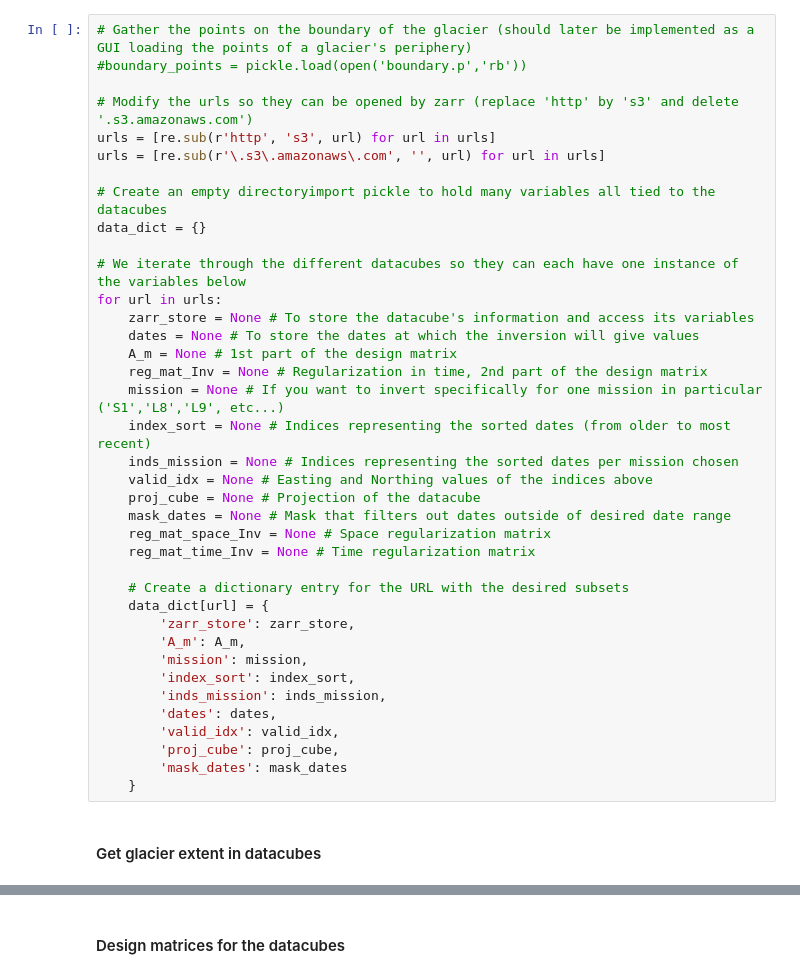
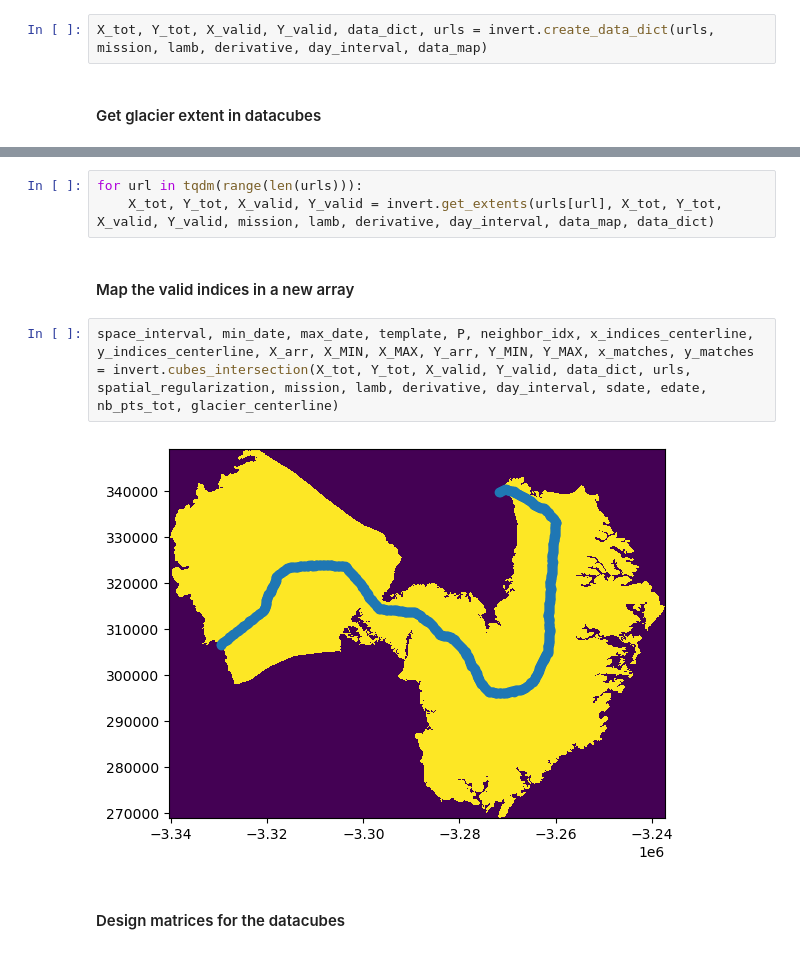
Before and after one commit to vdevauxchupin/ITS_LIVE_TOOL, a Jupyter notebook: fast_roadmap.ipynb, the cells around one changed output, grey strips where cells are left out. Cells and saved outputs as stored; diff of their text form.

Commit message:
Add files via upload
Cleaned the inversion part of roadmap A LOT

```diff
--- a/fast_roadmap.ipynb
+++ b/fast_roadmap.ipynb
@@ -389,43 +397,7 @@ Otherwise, uncomment and run, and re-select your glacier of interest.
 #data_map.display()
 # %% [markdown]
 #### Create dictionnaries to hold variables for each datacube
-# %%
-# Gather the points on the boundary of the glacier (should later be implemented as a GUI loading the points of a glacier's periphery)
-#boundary_points = pickle.load(open('boundary.p','rb'))
-
-# Modify the urls so they can be opened by zarr (replace 'http' by 's3' and delete '.s3.amazonaws.com')
-urls = [re.sub(r'http', 's3', url) for url in urls]
-urls = [re.sub(r'\.s3\.amazonaws\.com', '', url) for url in urls]
-
-# Create an empty directoryimport pickle to hold many variables all tied to the datacubes
-data_dict = {}
-
-# We iterate through the different datacubes so they can each have one instance of the variables below
-for url in urls:
-    zarr_store = None # To store the datacube's information and access its variables
-    dates = None # To store the dates at which the inversion will give values
-    A_m = None # 1st part of the design matrix
-    reg_mat_Inv = None # Regularization in time, 2nd part of the design matrix
-    mission = None # If you want to invert specifically for one mission in particular ('S1','L8','L9', etc...)
-    index_sort = None # Indices representing the sorted dates (from older to most recent)
-    inds_mission = None # Indices representing the sorted dates per mission chosen
-    valid_idx = None # Easting and Northing values of the indices above
-    proj_cube = None # Projection of the datacube
-    mask_dates = None # Mask that filters out dates outside of desired date range
-    reg_mat_space_Inv = None # Space regularization matrix
-    reg_mat_time_Inv = None # Time regularization matrix
-
-    # Create a dictionary entry for the URL with the desired subsets
-    data_dict[url] = {
-        'zarr_store': zarr_store,
-        'A_m': A_m,
-        'mission': mission,
-        'index_sort': index_sort,
-        'inds_mission': inds_mission,
-        'dates': dates,
-        'valid_idx': valid_idx,
-        'proj_cube': proj_cube,
-        'mask_dates': mask_dates
-    }
+# %%
+X_tot, Y_tot, X_valid, Y_valid, data_dict, urls = invert.create_data_dict(urls, mission, lamb, derivative, day_interval, data_map)
 # %% [markdown]
 #### Get glacier extent in datacubes
@@ -479,2 +404,11 @@ def get_extents(url, X_tot, Y_tot, X_valid, Y_valid, data_dict, mission, lamb, d
+# %%
+for url in tqdm(range(len(urls))):
+    X_tot, Y_tot, X_valid, Y_valid = invert.get_extents(urls[url], X_tot, Y_tot, X_valid, Y_valid, mission, lamb, derivative, day_interval, data_map, data_dict)
+# %% [markdown]
+#### Map the valid indices in a new array
+# %%
+space_interval, min_date, max_date, template, P, neighbor_idx, x_indices_centerline, y_indices_centerline, X_arr, X_MIN, X_MAX, Y_arr, Y_MIN, Y_MAX, x_matches, y_matches = invert.cubes_intersection(X_tot, Y_tot, X_valid, Y_valid, data_dict, urls, spatial_regularization, mission, lamb, derivative, day_interval, sdate, edate, nb_pts_tot, glacier_centerline)
+# %% [output]
+[figure, added]
 # %% [markdown]
 #### Design matrices for the datacubes
```
Also changed, not shown: parts of 30 cells of this notebook, 1 other file.
